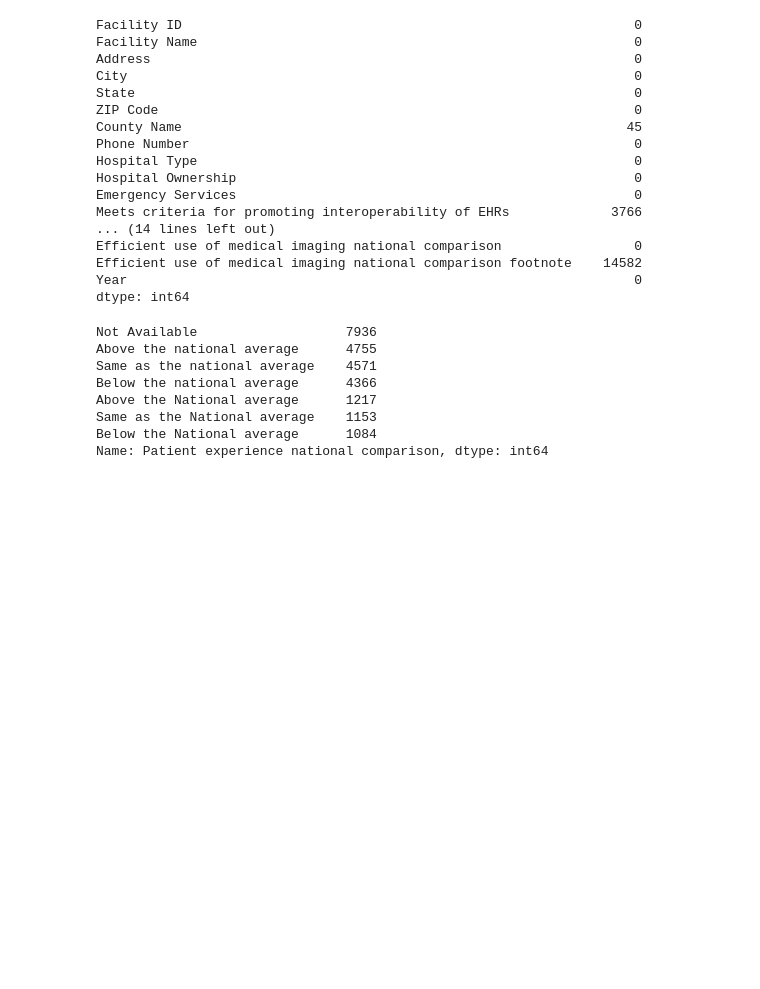
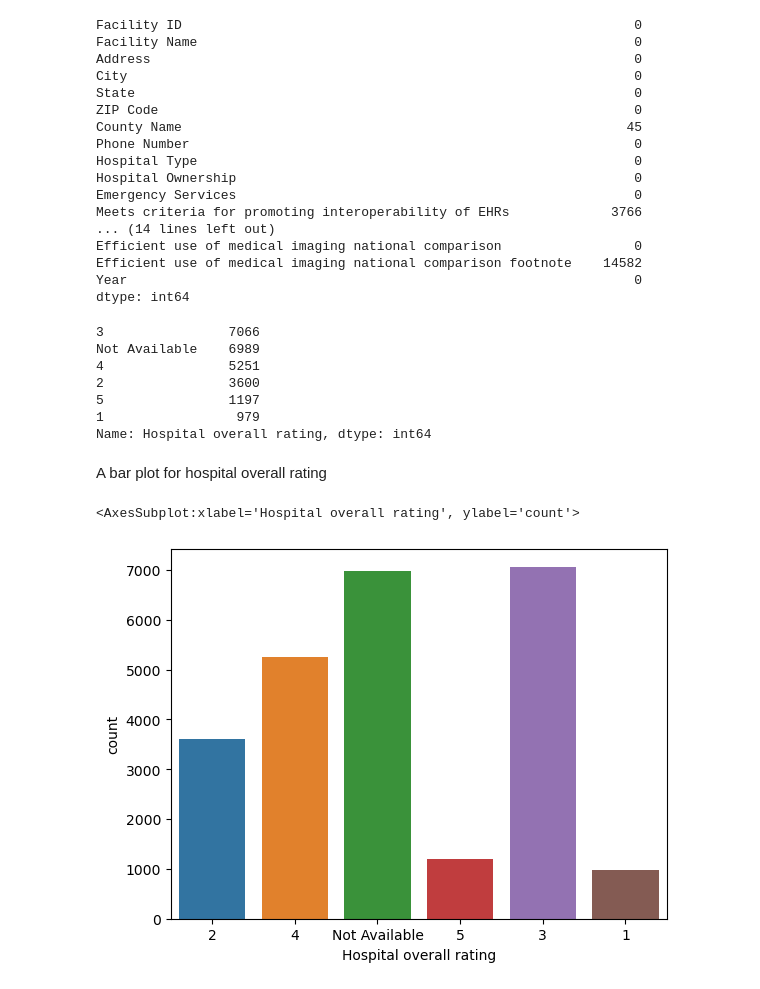
Before and after one commit to haoshu2017/US_Hospital_Data, a Jupyter notebook: U.S_Hospital_EDA.ipynb, the cells around one changed output. Saved outputs shown, nothing was run; the diff lists cells and outputs as text; code cells hidden in the pictures; blank space fills up the shorter version.

```diff
--- a/U.S_Hospital_EDA.ipynb
+++ b/U.S_Hospital_EDA.ipynb
@@ -113,13 +113,19 @@ dtype: int64
 data['Hospital overall rating'].value_counts()
 
 ## check patient experience national comparison
-data['Patient experience national comparison'].value_counts()
+#data['Patient experience national comparison'].value_counts()
 # %% [output]
-Not Available                   7936
-Above the national average      4755
-Same as the national average    4571
-Below the national average      4366
-Above the National average      1217
-Same as the National average    1153
-Below the National average      1084
-Name: Patient experience national comparison, dtype: int64
+3                7066
+Not Available    6989
+4                5251
+2                3600
+5                1197
+1                 979
+Name: Hospital overall rating, dtype: int64
+# %% [markdown]
+A bar plot for hospital overall rating
+# %%
+sns.countplot(x=data["Hospital overall rating"])
+# %% [output]
+<AxesSubplot:xlabel='Hospital overall rating', ylabel='count'>
+[figure, added]
```
Also changed, not shown: parts of 2 cells of this notebook.
